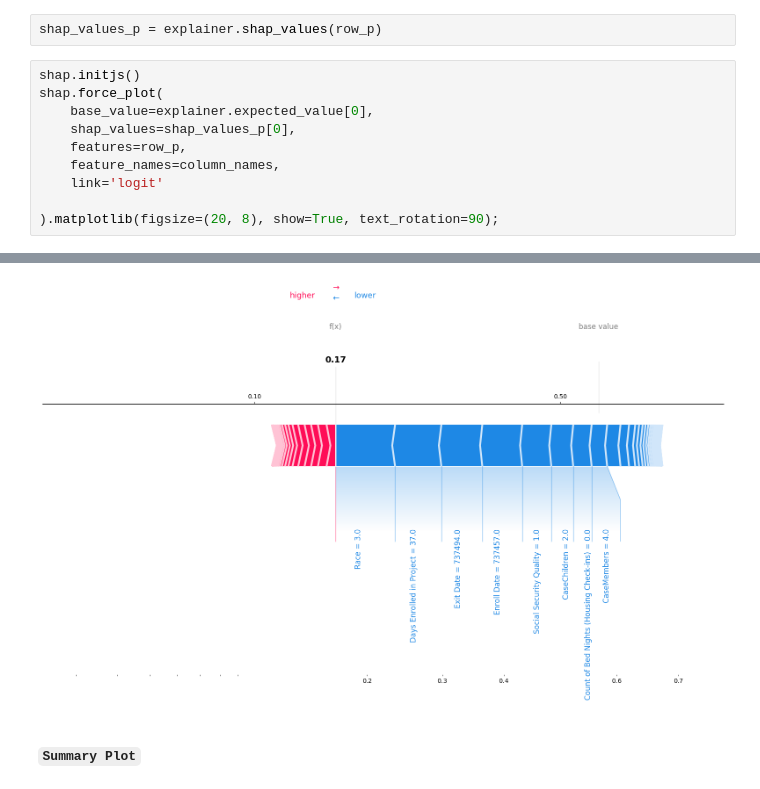
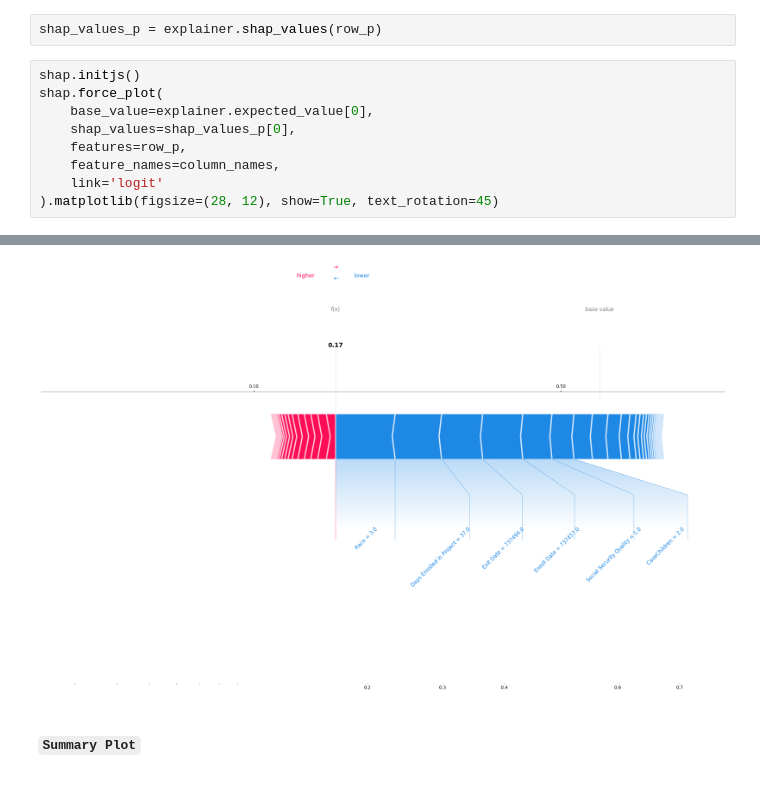
Before and after one commit to BloomTech-Labs/deprecated-family-promise-spokane-ds-b, a Jupyter notebook: notebooks/Model_and_Viz_Interpretations.ipynb, the cells around one changed output, grey strips where cells are left out. Drawn from its saved outputs; the diff is of its cells as text.

```diff
--- a/notebooks/Model_and_Viz_Interpretations.ipynb
+++ b/notebooks/Model_and_Viz_Interpretations.ipynb
@@ -457,16 +451,15 @@ shap_values_p = explainer.shap_values(row_p)
 # %%
 shap.initjs()
 shap.force_plot(
     base_value=explainer.expected_value[0],
     shap_values=shap_values_p[0],
     features=row_p,
     feature_names=column_names,
     link='logit'
-
-).matplotlib(figsize=(20, 8), show=True, text_rotation=90);
+).matplotlib(figsize=(28, 12), show=True, text_rotation=45)
 # %% [output]
 [interactive output not drawn]
-[figure, old version]
+[figure, new version]
 # %% [markdown]
 #### `Summary Plot`
 # %%
```
Also changed, not shown: parts of 5 cells of this notebook, 6 other files.
